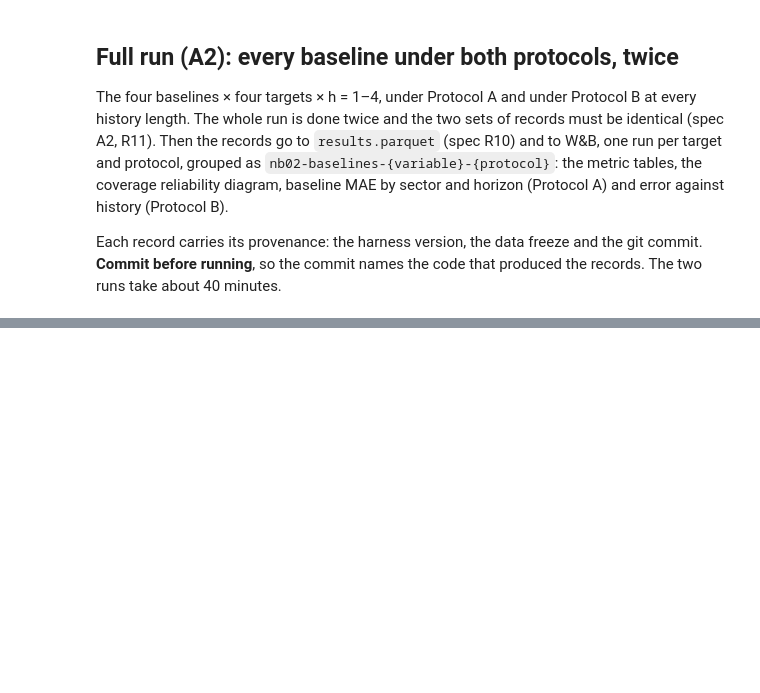
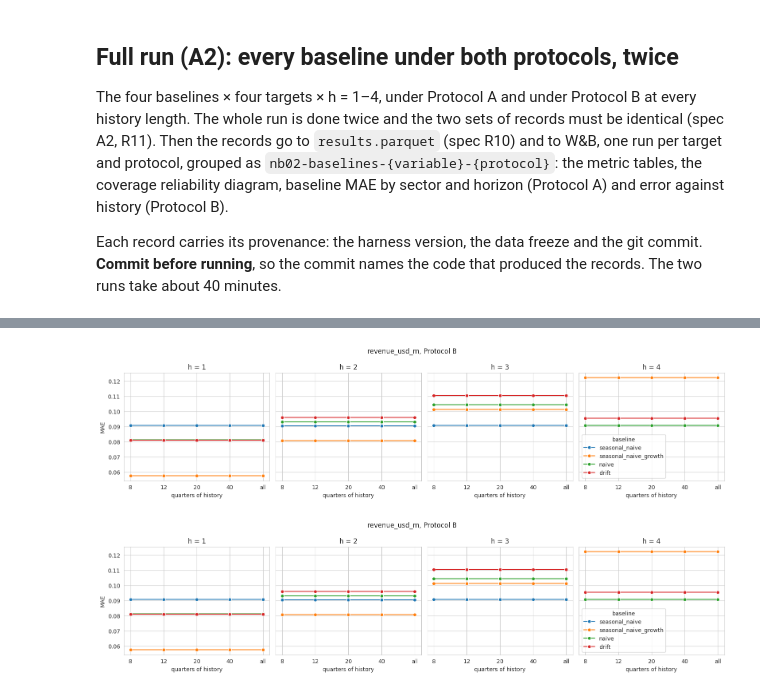
Before and after one commit to leonardoheis/CFO_Copilot, a Jupyter notebook: src/app/playground/02_evaluation_harness.ipynb, the cells around one changed output, grey strips where cells are left out. Cells and saved outputs as stored; diff of their text form; code cells hidden in the pictures; blank space fills up the shorter version.

```diff
--- a/src/app/playground/02_evaluation_harness.ipynb
+++ b/src/app/playground/02_evaluation_harness.ipynb
@@ -550,6 +606,9 @@ for variable, protocol in product(TARGET_VARIABLES, PROTOCOLS):
 # %%
-error_by_history_figure(
+revenue_error_by_history = error_by_history_figure(
     of_run(tables["point_pooled"], TargetVariable.REVENUE, "B"),
     title="revenue_usd_m, Protocol B",
 )
+# %% [output]
+[figure, added]
+[figure, added]
 # %%
```
Also changed, not shown: parts of 7 cells of this notebook, 8 other files.
